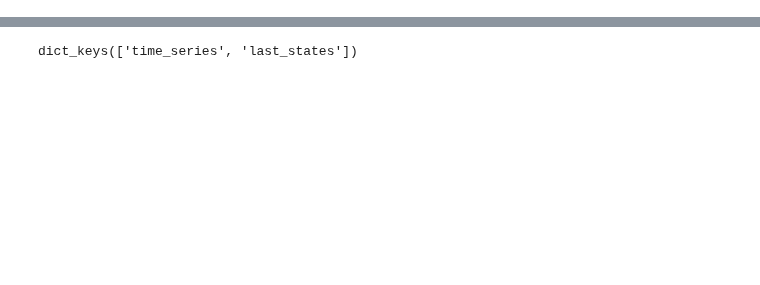
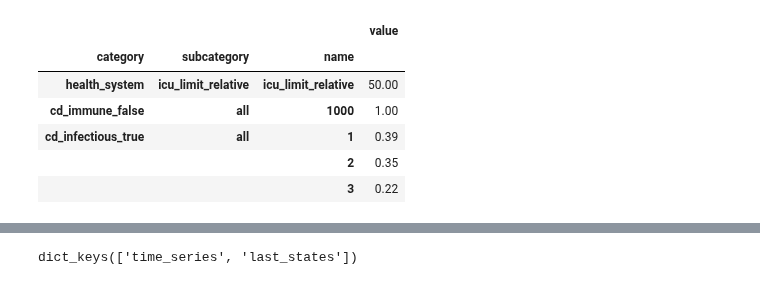
Before and after one commit to covid-19-impact-lab/sid, a Jupyter notebook: docs/source/tutorials/how_to_simulate.ipynb, the cells around one changed output, grey strips where cells are left out. Drawn from its saved outputs; the diff is of its cells as text; code cells hidden in the pictures; blank space fills up the shorter version.

```diff
--- a/docs/source/tutorials/how_to_simulate.ipynb
+++ b/docs/source/tutorials/how_to_simulate.ipynb
@@ -113,3 +0,0 @@ Lastly, we load some parameters that specify how Covid-19 progresses. This inclu
-# %%
-disease_params = sid.load_epidemiological_parameters()
-disease_params.head(6).round(2)
@@ -155,0 +112,11 @@ Finally, there must be some initial infections in our population. This is specif
+# %%
+params = sid.load_epidemiological_parameters()
+params.head(5)
+# %% [output]
+|  |  |  | value |
+| category | subcategory | name |  |
+| health_system | icu_limit_relative | icu_limit_relative | 50.00 |
+| cd_immune_false | all | 1000 | 1.00 |
+| cd_infectious_true | all | 1 | 0.39 |
+|  |  | 2 | 0.35 |
+|  |  | 3 | 0.22 |
```
Also changed, not shown: parts of 57 cells of this notebook, 6 other files.
